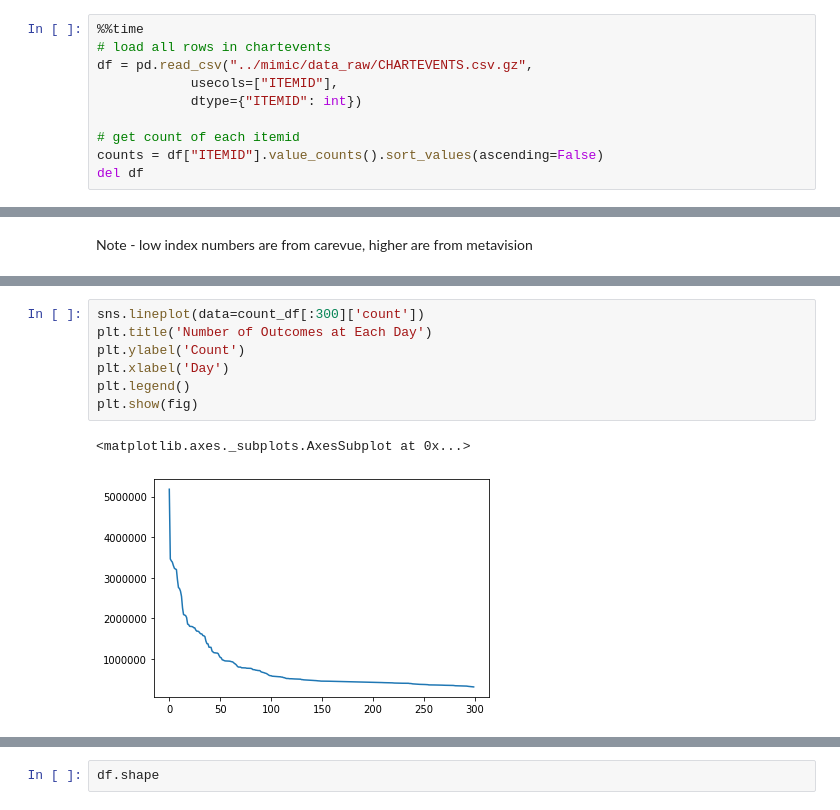
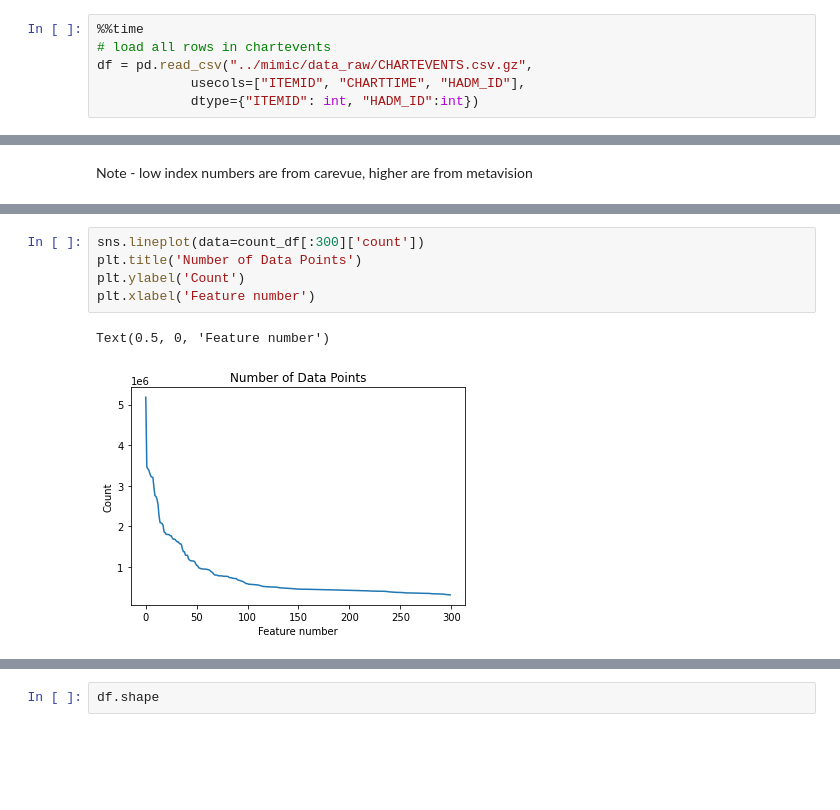
Before and after one commit to Gareth001/thesis, a Jupyter notebook: notebooks/MIMIC features.ipynb, the cells around one changed output, grey strips where cells are left out. Saved outputs shown, nothing was run; the diff lists cells and outputs as text; blank space fills up the shorter version.

Commit message:
More feature investigation and plots

```diff
--- a/notebooks/MIMIC features.ipynb
+++ b/notebooks/MIMIC features.ipynb
@@ -11,10 +14,6 @@ import matplotlib.pyplot as plt
 %%time
 # load all rows in chartevents
 df = pd.read_csv("../mimic/data_raw/CHARTEVENTS.csv.gz",
-            usecols=["ITEMID"],
-            dtype={"ITEMID": int})
-
-# get count of each itemid
-counts = df["ITEMID"].value_counts().sort_values(ascending=False)
-del df
+            usecols=["ITEMID", "CHARTTIME", "HADM_ID"],
+            dtype={"ITEMID": int, "HADM_ID":int})
 # %% [output]
@@ -57,10 +65,8 @@ print(count_df[:300].to_string())
 # %%
 sns.lineplot(data=count_df[:300]['count'])
-plt.title('Number of Outcomes at Each Day')
+plt.title('Number of Data Points')
 plt.ylabel('Count')
-plt.xlabel('Day')
-plt.legend()
-plt.show(fig)
+plt.xlabel('Feature number')
 # %% [output]
-<matplotlib.axes._subplots.AxesSubplot at 0x...>
+Text(0.5, 0, 'Feature number')
-[figure, old version]
+[figure, new version]
```
Also changed, not shown: parts of 17 cells of this notebook.
